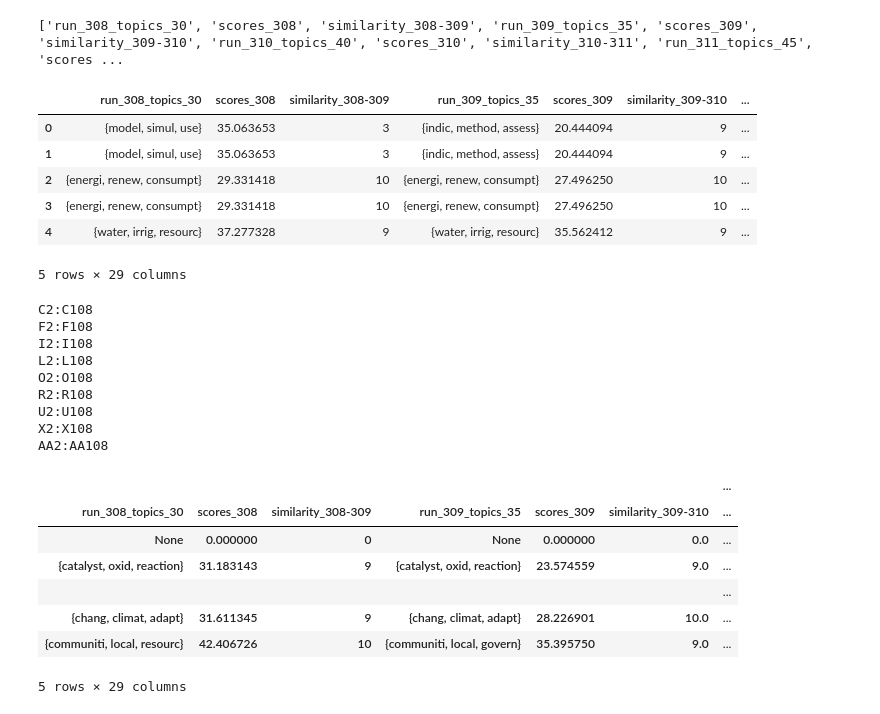
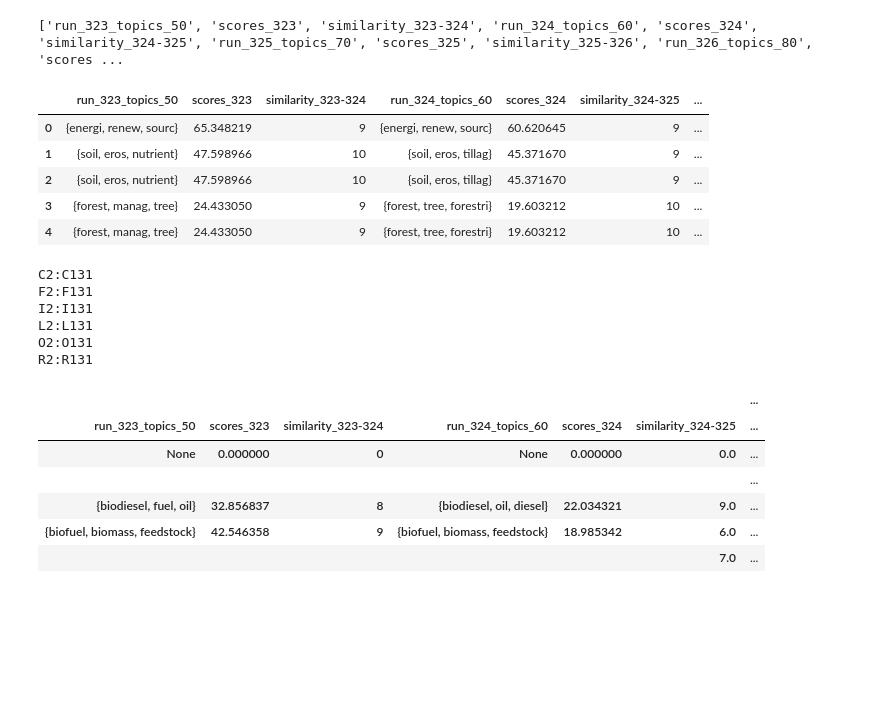
Before and after one commit to mcc-apsis/sustainability, a Jupyter notebook: code/result_interpretation/model comparison.ipynb, the cells around one changed output. Drawn from its saved outputs; the diff is of its cells as text; code cells hidden in the pictures; blank space fills up the shorter version.

```diff
--- a/code/result_interpretation/model comparison.ipynb
+++ b/code/result_interpretation/model comparison.ipynb
@@ -106,7 +106,7 @@ for i in range(1,len(runs)):
 
 writer.save()
 # %%
-runs = list(range(308,318))
+runs = list(range(323,330))
 
 
 #runs = [295,296,297]
@@ -197,14 +197,13 @@ mdf = mdf[columns]
 
 mdf.head()
 # %% [output]
-['run_308_topics_30', 'scores_308', 'similarity_308-309', 'run_309_topics_35', 'scores_309', 'similarity_309-310', 'run_310_topics_40', 'scores_310', 'similarity_310-311', 'run_311_topics_45', 'scores ...
+['run_323_topics_50', 'scores_323', 'similarity_323-324', 'run_324_topics_60', 'scores_324', 'similarity_324-325', 'run_325_topics_70', 'scores_325', 'similarity_325-326', 'run_326_topics_80', 'scores ...
-|  | run_308_topics_30 | scores_308 | similarity_308-309 | run_309_topics_35 | scores_309 | similarity_309-310 | ... |
-| 0 | {model, simul, use} | 35.063653 | 3 | {indic, method, assess} | 20.444094 | 9 | ... |
-| 1 | {model, simul, use} | 35.063653 | 3 | {indic, method, assess} | 20.444094 | 9 | ... |
-| 2 | {energi, renew, consumpt} | 29.331418 | 10 | {energi, renew, consumpt} | 27.496250 | 10 | ... |
-| 3 | {energi, renew, consumpt} | 29.331418 | 10 | {energi, renew, consumpt} | 27.496250 | 10 | ... |
-| 4 | {water, irrig, resourc} | 37.277328 | 9 | {water, irrig, resourc} | 35.562412 | 9 | ... |
+|  | run_323_topics_50 | scores_323 | similarity_323-324 | run_324_topics_60 | scores_324 | similarity_324-325 | ... |
+| 0 | {energi, renew, sourc} | 65.348219 | 9 | {energi, renew, sourc} | 60.620645 | 9 | ... |
+| 1 | {soil, eros, nutrient} | 47.598966 | 10 | {soil, eros, tillag} | 45.371670 | 9 | ... |
+| 2 | {soil, eros, nutrient} | 47.598966 | 10 | {soil, eros, tillag} | 45.371670 | 9 | ... |
+| 3 | {forest, manag, tree} | 24.433050 | 9 | {forest, tree, forestri} | 19.603212 | 10 | ... |
+| 4 | {forest, manag, tree} | 24.433050 | 9 | {forest, tree, forestri} | 19.603212 | 10 | ... |
-5 rows × 29 columns
 # %%
 #col1s.append(col2)
 
@@ -227,52 +226,48 @@ fname = "../../data/topic_data/run_compare_{}_{}.xlsx".format(runs[0],runs[len(r
 
 writer = pd.ExcelWriter(fname, engine='xlsxwriter')
 
 res.to_excel(writer)
 
 worksheet = writer.sheets['Sheet1']
 
 for i in range(len(ss)):
     if (i+1)*3 > 26:
         c = 'A'+chr(ord('A')-1+((i+1)*3)-26)
     else:
         c = chr(ord('A')-1+(i+1)*3)
     r = "{}2:{}{}".format(c,c,len(res))
     print(r)
 
     worksheet.conditional_format(r, {
         'type': '3_color_scale',
         'min_value': 0,
         'mid_value': 5,
         'max_value': 10,
-        'min_type': num,
-        'mid_type': num,
-        'max_type': num,
+        'min_type': 'num',
+        'mid_type': 'num',
+        'max_type': 'num',
     })
 
 writer.save()
 
 res.head()
 
 
 res.head()
 # %% [output]
-C2:C108
-F2:F108
-I2:I108
-L2:L108
-O2:O108
-R2:R108
-U2:U108
-X2:X108
-AA2:AA108
+C2:C131
+F2:F131
+I2:I131
+L2:L131
+O2:O131
+R2:R131
 |  |  |  |  |  |  | ... |
-| run_308_topics_30 | scores_308 | similarity_308-309 | run_309_topics_35 | scores_309 | similarity_309-310 | ... |
+| run_323_topics_50 | scores_323 | similarity_323-324 | run_324_topics_60 | scores_324 | similarity_324-325 | ... |
 | None | 0.000000 | 0 | None | 0.000000 | 0.0 | ... |
-| {catalyst, oxid, reaction} | 31.183143 | 9 | {catalyst, oxid, reaction} | 23.574559 | 9.0 | ... |
 |  |  |  |  |  |  | ... |
-| {chang, climat, adapt} | 31.611345 | 9 | {chang, climat, adapt} | 28.226901 | 10.0 | ... |
-| {communiti, local, resourc} | 42.406726 | 10 | {communiti, local, govern} | 35.395750 | 9.0 | ... |
+| {biodiesel, fuel, oil} | 32.856837 | 8 | {biodiesel, oil, diesel} | 22.034321 | 9.0 | ... |
+| {biofuel, biomass, feedstock} | 42.546358 | 9 | {biofuel, biomass, feedstock} | 18.985342 | 6.0 | ... |
+|  |  |  |  |  | 7.0 | ... |
-5 rows × 29 columns
 # %%
 print(mdf)
 # %%
```
Also changed, not shown: 3 other files.
